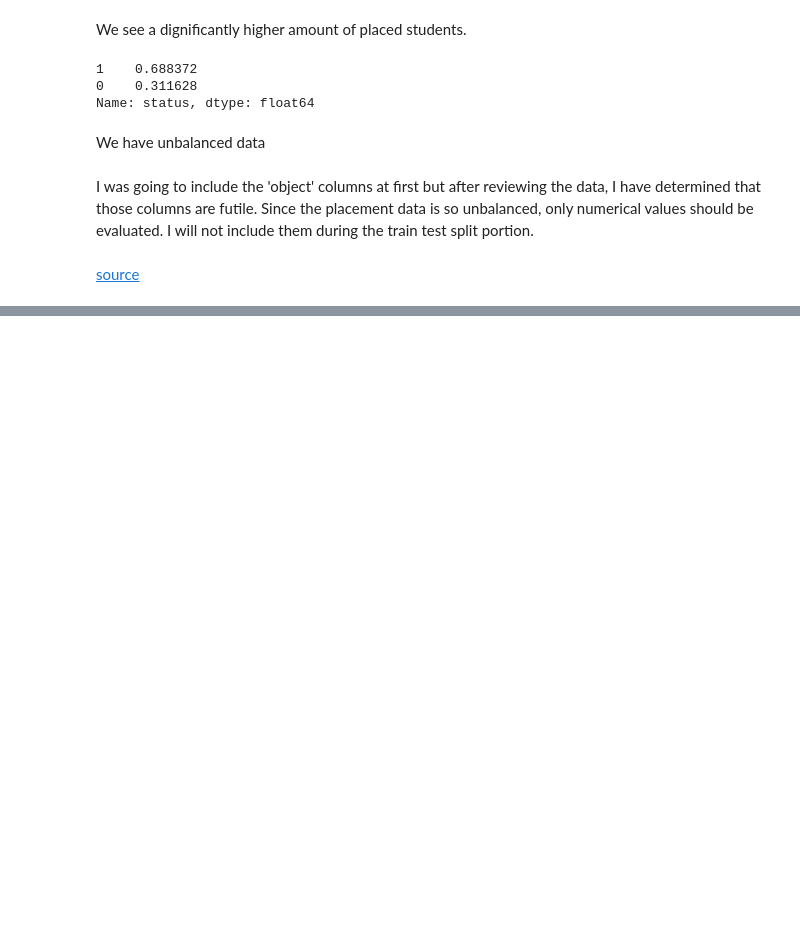
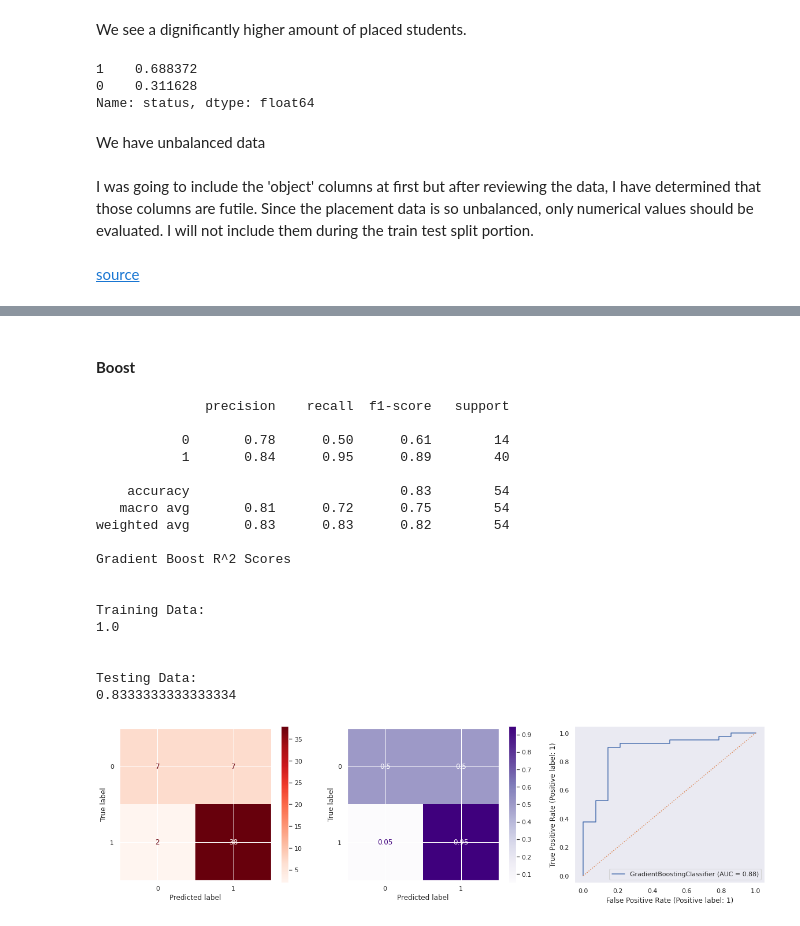
Before and after one commit to jkwakyi/Student-Predictions, a Jupyter notebook: Student_Placement_Predictor.ipynb, the cells around one changed output, grey strips where cells are left out. Drawn from its saved outputs; the diff is of its cells as text; code cells hidden in the pictures; blank space fills up the shorter version.

```diff
--- a/Student_Placement_Predictor.ipynb
+++ b/Student_Placement_Predictor.ipynb
@@ -223,0 +563,59 @@ I was going to include the 'object' columns at first but after reviewing the dat
+# %% [markdown]
+#### **Boost**
+# %%
+
+# define function that will display booster scores, confusion matix, roc graph, and classification report
+
+def evaluate_classification(model, X_test, y_test, cmap = None,
+                            classes = None, figsize = (20, 5)):
+  test_preds = model.predict(X_test)
+  print(metrics.classification_report(y_test, test_preds, target_names = classes,
+                                      zero_division = 0))
+
+  fig, ax = plt.subplots(ncols = 3, figsize = figsize)
+  ConfusionMatrixDisplay.from_estimator(model, X_test, y_test, cmap = 'Reds',
+                                        display_labels = classes,
+                                        ax = ax[0])
+
+  ConfusionMatrixDisplay.from_estimator(model, X_test, y_test, cmap = 'Purples',
+                                        display_labels = classes, normalize = 'true',
+                                        ax = ax[1])
+  curve = metrics.plot_roc_curve(model, X_test, y_test, ax = ax[2])
+  curve.ax_.grid()
+  curve.ax_.plot([0,1], [0, 1], ls = ':')
+# %%
+# Instantiate and fit xgb and evaluate
+
+gbc = GradientBoostingClassifier()
+gbc.fit(X_train, y_train)
+
+evaluate_classification(gbc, X_test, y_test)
+
+# print results
+print('Gradient Boost R^2 Scores')
+print('\n')
+print('Training Data:')
+print(gbc.score(X_train, y_train))
+print('\n')
+print('Testing Data:')
+print(gbc.score(X_test, y_test))
+# %% [output]
+              precision    recall  f1-score   support
+
+           0       0.78      0.50      0.61        14
+           1       0.84      0.95      0.89        40
+
+    accuracy                           0.83        54
+   macro avg       0.81      0.72      0.75        54
+weighted avg       0.83      0.83      0.82        54
+
+Gradient Boost R^2 Scores
+
+
+Training Data:
+1.0
+
+
+Testing Data:
+0.8333333333333334
+[figure, added]
```
Also changed, not shown: parts of 34 cells of this notebook.
